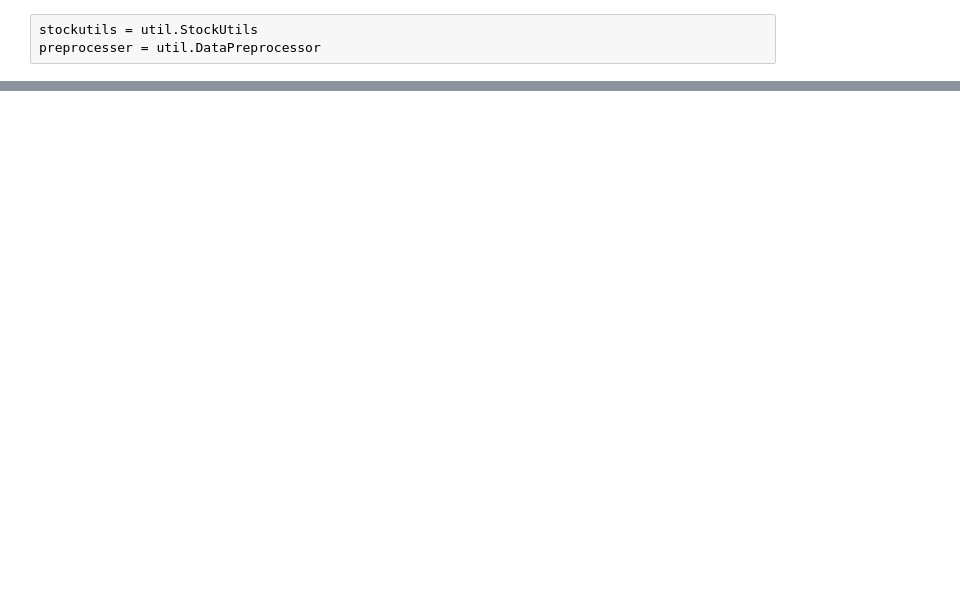
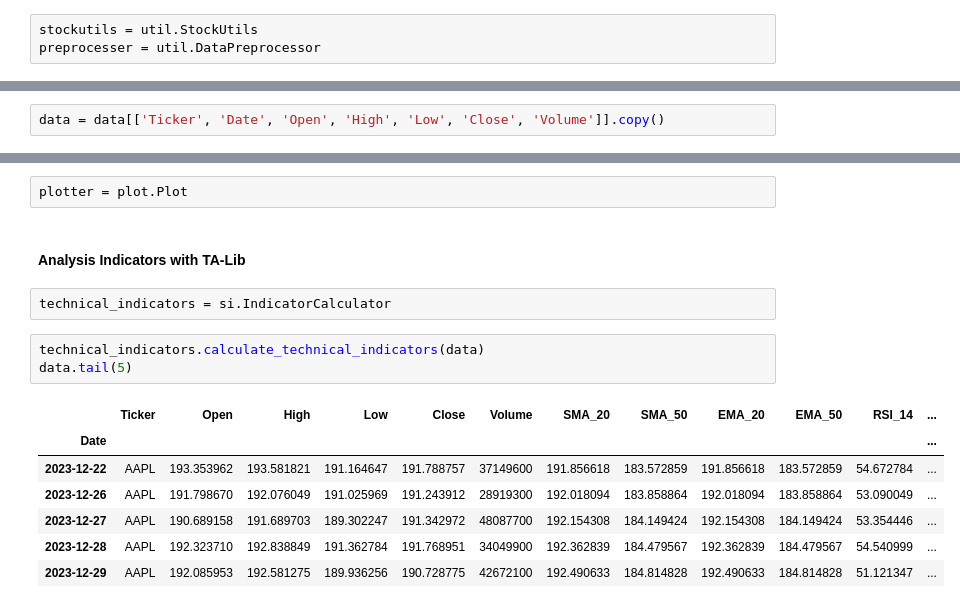
Before and after one commit to selamasnake/kaim-week-1, a Jupyter notebook: notebooks/stocks/AAPL.ipynb, the cells around one changed output, grey strips where cells are left out. Cells and saved outputs as stored; diff of their text form; blank space fills up the shorter version.

Commit message:
feat: conduct financial analysis with pynance

```diff
--- a/notebooks/stocks/AAPL.ipynb
+++ b/notebooks/stocks/AAPL.ipynb
@@ -29,0 +43,2 @@ Info of the data: None
+# %%
+data = data[['Ticker', 'Date', 'Open', 'High', 'Low', 'Close', 'Volume']].copy()
@@ -29,0 +68,17 @@ Info of the data: None
+# %%
+plotter = plot.Plot
+# %% [markdown]
+#### Analysis Indicators with TA-Lib
+# %%
+technical_indicators = si.IndicatorCalculator
+# %%
+technical_indicators.calculate_technical_indicators(data)
+data.tail(5)
+# %% [output]
+|  | Ticker | Open | High | Low | Close | Volume | SMA_20 | SMA_50 | EMA_20 | EMA_50 | RSI_14 | ... |
+| Date |  |  |  |  |  |  |  |  |  |  |  | ... |
+| 2023-12-22 | AAPL | 193.353962 | 193.581821 | 191.164647 | 191.788757 | 37149600 | 191.856618 | 183.572859 | 191.856618 | 183.572859 | 54.672784 | ... |
+| 2023-12-26 | AAPL | 191.798670 | 192.076049 | 191.025969 | 191.243912 | 28919300 | 192.018094 | 183.858864 | 192.018094 | 183.858864 | 53.090049 | ... |
+| 2023-12-27 | AAPL | 190.689158 | 191.689703 | 189.302247 | 191.342972 | 48087700 | 192.154308 | 184.149424 | 192.154308 | 184.149424 | 53.354446 | ... |
+| 2023-12-28 | AAPL | 192.323710 | 192.838849 | 191.362784 | 191.768951 | 34049900 | 192.362839 | 184.479567 | 192.362839 | 184.479567 | 54.540999 | ... |
+| 2023-12-29 | AAPL | 192.085953 | 192.581275 | 189.936256 | 190.728775 | 42672100 | 192.490633 | 184.814828 | 192.490633 | 184.814828 | 51.121347 | ... |
```
Also changed, not shown: parts of 12 cells of this notebook, 6 other files.
